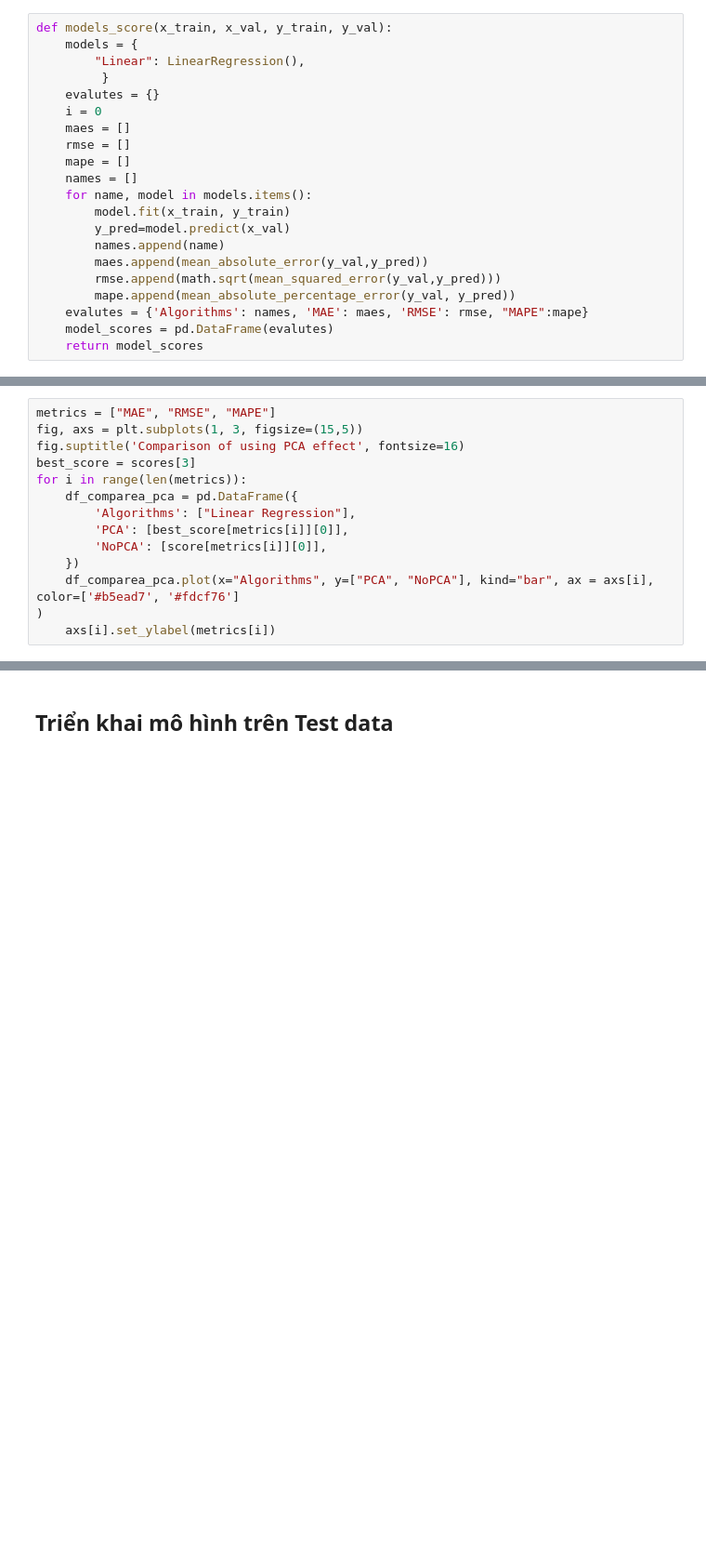
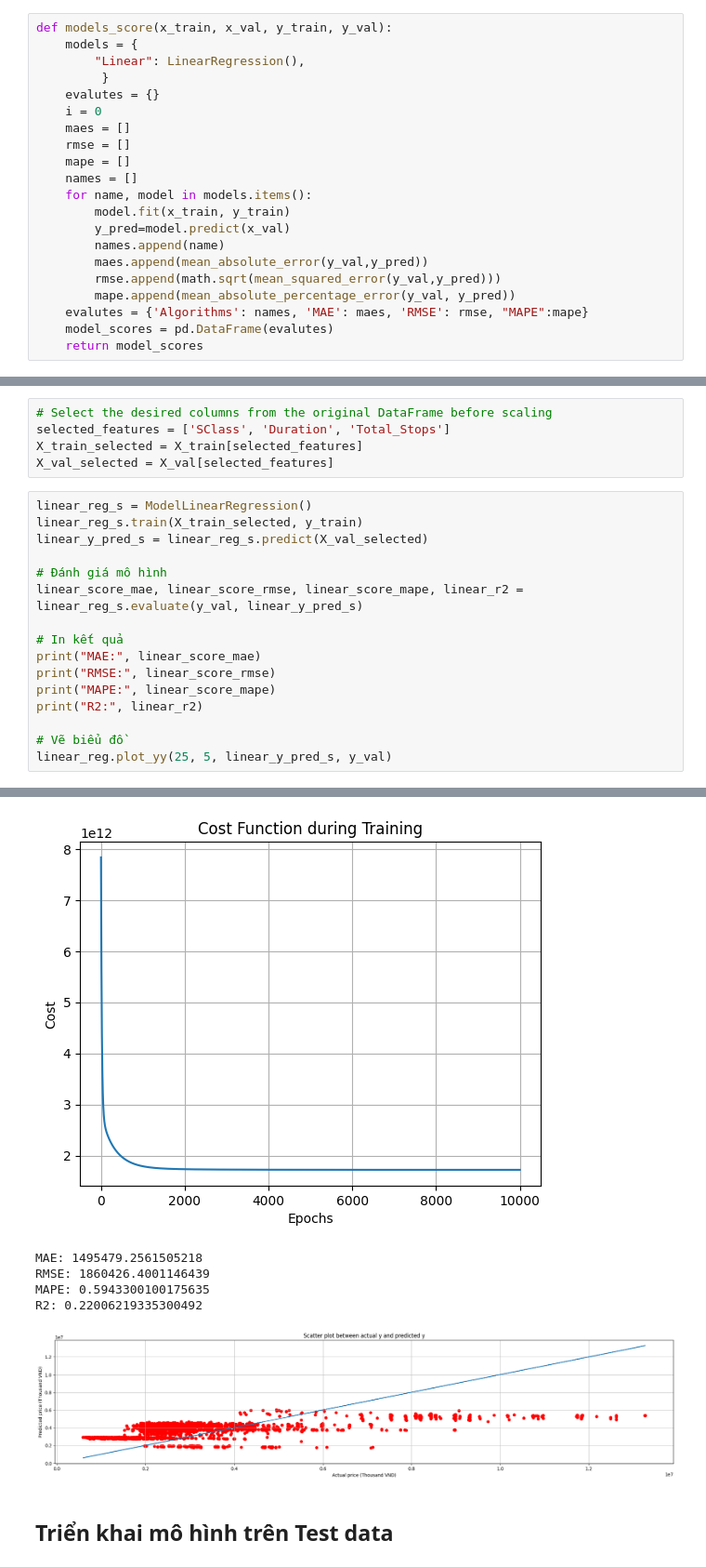
Before and after one commit to givoxxs/Airfare_KHDL, a Jupyter notebook: model/linear_regression.ipynb, the cells around one changed output, grey strips where cells are left out. Shown: that part at 93% size. Drawn from its saved outputs; the diff is of its cells as text; blank space fills up the shorter version.

Commit message:
add feature selection

```diff
--- a/model/linear_regression.ipynb
+++ b/model/linear_regression.ipynb
@@ -84,14 +54,0 @@ for score in scores:
-# %%
-metrics = ["MAE", "RMSE", "MAPE"]
-fig, axs = plt.subplots(1, 3, figsize=(15,5))
-fig.suptitle('Comparison of using PCA effect', fontsize=16)
-best_score = scores[3]
-for i in range(len(metrics)):
-    df_comparea_pca = pd.DataFrame({
-        'Algorithms': ["Linear Regression"],
-        'PCA': [best_score[metrics[i]][0]],
-        'NoPCA': [score[metrics[i]][0]],
-    })
-    df_comparea_pca.plot(x="Algorithms", y=["PCA", "NoPCA"], kind="bar", ax = axs[i], color=['#b5ead7', '#fdcf76']
-)
-    axs[i].set_ylabel(metrics[i])
@@ -228,0 +271,22 @@ R2: 0.34626607506418194
+# %%
+# Select the desired columns from the original DataFrame before scaling
+selected_features = ['SClass', 'Duration', 'Total_Stops']
+X_train_selected = X_train[selected_features]
+X_val_selected = X_val[selected_features]
+# %%
+linear_reg_s = ModelLinearRegression()
+linear_reg_s.train(X_train_selected, y_train)
+linear_y_pred_s = linear_reg_s.predict(X_val_selected)
+
+# Đánh giá mô hình
+linear_score_mae, linear_score_rmse, linear_score_mape, linear_r2 = linear_reg_s.evaluate(y_val, linear_y_pred_s)
+
+# In kết quả
+print("MAE:", linear_score_mae)
+print("RMSE:", linear_score_rmse)
+print("MAPE:", linear_score_mape)
+print("R2:", linear_r2)
+
+# Vẽ biểu đồ
+linear_reg.plot_yy(25, 5, linear_y_pred_s, y_val)
+# %% [output]
@@ -229,3 +310,9 @@ R2: 0.34626607506418194
+[figure, added]
+MAE: 1495479.2561505218
+RMSE: 1860426.4001146439
+MAPE: 0.5943300100175635
+R2: 0.22006219335300492
+[figure, added]
 # %% [markdown]
 ## Triển khai mô hình trên Test data
 # %%
```
Also changed, not shown: parts of 12 cells of this notebook.
